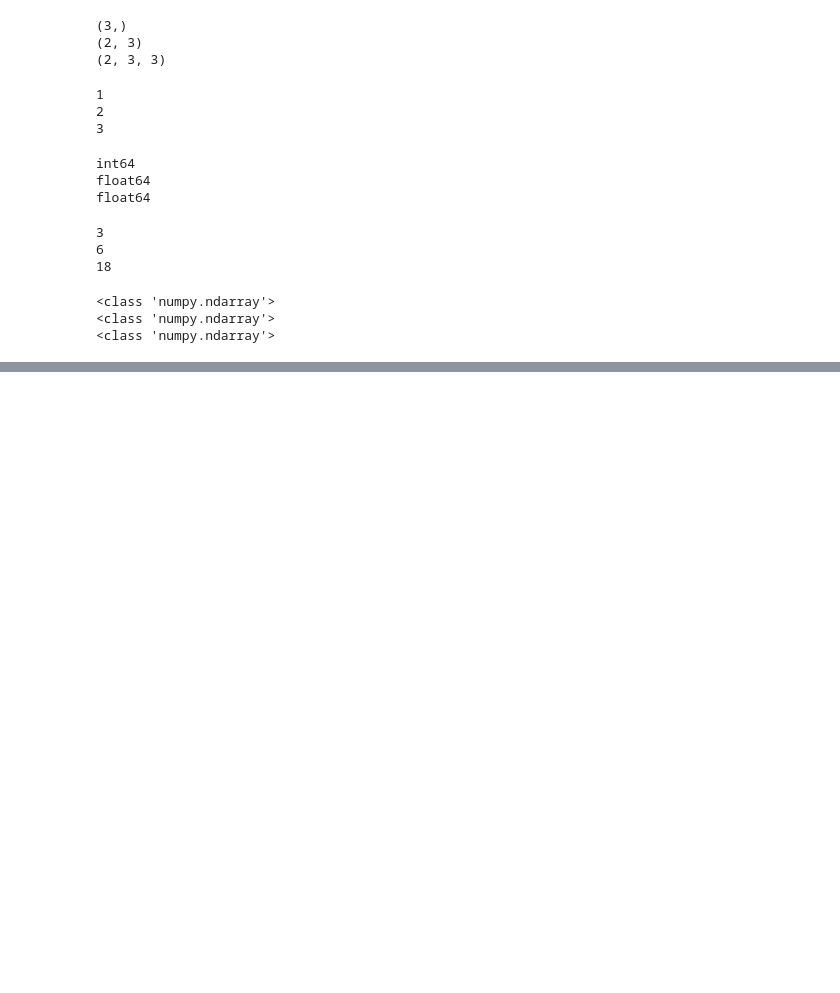
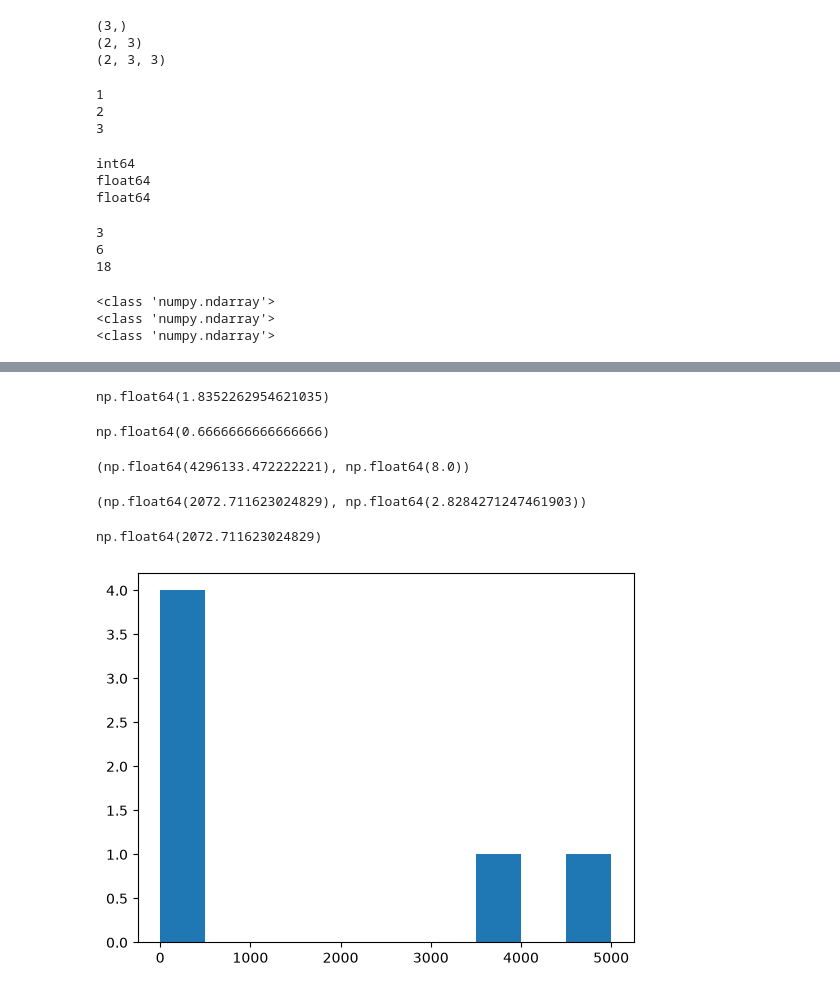
Before and after one commit to CodingJosue/ML_WorkSpace_VSC, a Jupyter notebook: ZTM/Chapter1_IntroToNumPy.ipynb, the cells around one changed output, grey strips where cells are left out. Drawn from its saved outputs; the diff is of its cells as text; code cells hidden in the pictures; blank space fills up the shorter version.

```diff
--- a/ZTM/Chapter1_IntroToNumPy.ipynb
+++ b/ZTM/Chapter1_IntroToNumPy.ipynb
@@ -150,0 +436,39 @@ np.ones.astype(int)
+# %%
+#Find rhe standard deviation, how far each values are apart,
+#high standard deviation far away its distance
+np.std(a2)
+# %% [output]
+np.float64(1.8352262954621035)
+# %%
+#Find the variance , the standard deviation squared lol
+## small variance the number are close to the mean,
+#large variance the numbers are far fro mthe mean
+np.var(a1)
+# %% [output]
+np.float64(0.6666666666666666)
+# %%
+#Demo of variance
+
+high_var_array = np.array([1, 100, 200, 300, 4000, 5000])
+low_var_array = np.array([2, 4, 6, 8, 10])
+
+np.var(high_var_array), np.var(low_var_array)
+# %% [output]
+(np.float64(4296133.472222221), np.float64(8.0))
+# %%
+np.std(high_var_array), np.std(low_var_array)
+# %% [output]
+(np.float64(2072.711623024829), np.float64(2.8284271247461903))
+# %%
+np.sqrt(np.var(high_var_array)) # std see is just the variance squared
+# %% [output]
+np.float64(2072.711623024829)
+# %%
+%matplotlib inline
+import matplotlib.pyplot as plt
+plt.hist(high_var_array)# histogram it counts how many of your numbers fall into a specefic range
+#X-axs is just a number a normal numberline
+#Y-axos os jsut how many values sitting within that range
+plt.show()
+# %% [output]
+[figure, added]
```
Also changed, not shown: parts of 39 cells of this notebook.
